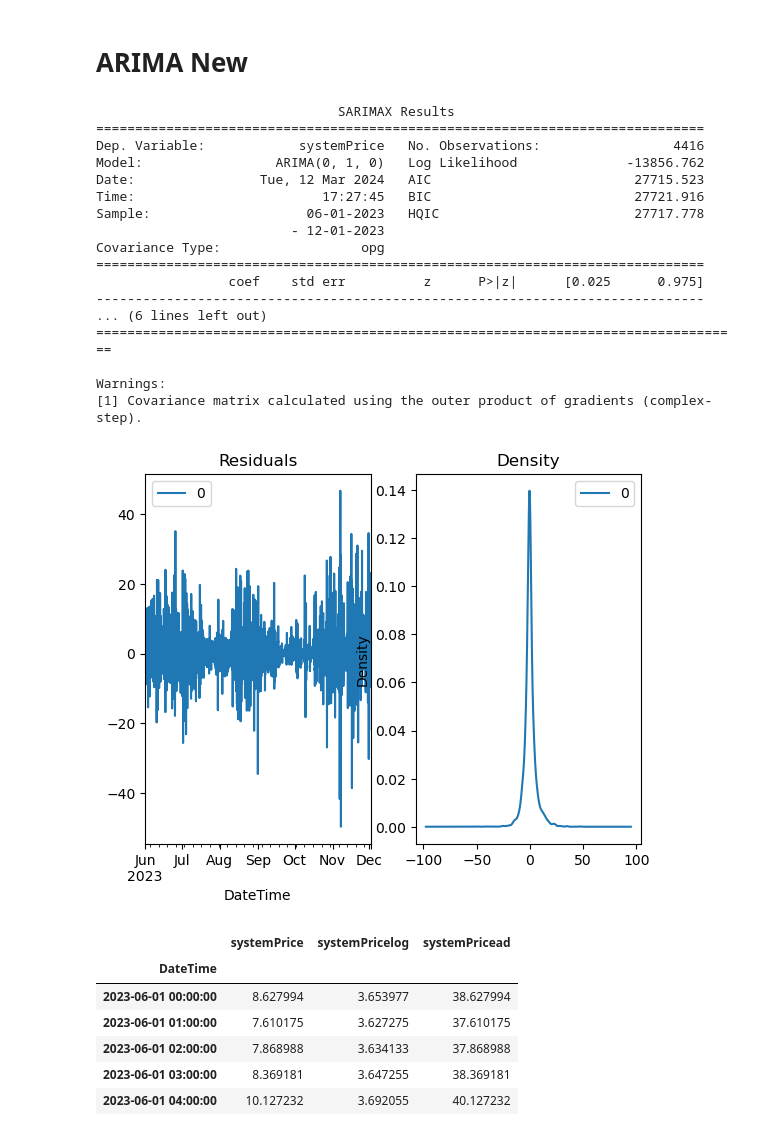
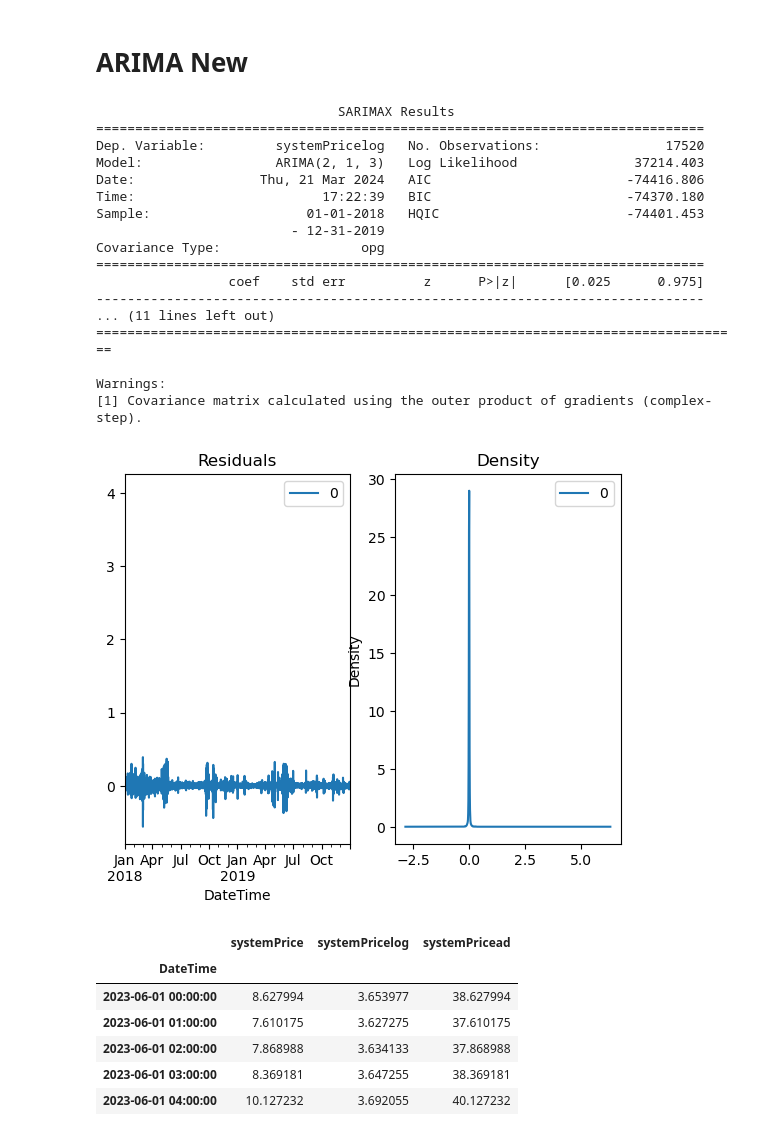
Before and after one commit to evenbakke/MasterThesis-, a Jupyter notebook: ARIMA_Mathias_working.ipynb, the cells around one changed output. Cells and saved outputs as stored; diff of their text form; code cells hidden in the pictures.

```diff
--- a/ARIMA_Mathias_working.ipynb
+++ b/ARIMA_Mathias_working.ipynb
@@ -326,46 +345,46 @@ from matplotlib import pyplot as plt
 
 
 # Choose the section of the dataframe that you want to model
-filtered_df = df["2023-6-01":"2023-12-01"]
+#filtered_df = df["2023-6-01":"2023-12-01"]
 
 # ARIMA Model parameters (p, d, q)
 # These should be chosen based on your prior analysis, ACF, PACF, and stationarity tests
-p = 0  # Replace with your chosen value
+p = 2  # Replace with your chosen value
 d = 1  # Replace with your chosen value, based on your earlier statement that no differencing is needed
-q = 0  # Replace with your chosen value
+q = 3  # Replace with your chosen value
 
 # Fit the ARIMA model
-model = ARIMA(filtered_df['systemPrice'], order=(p, d, q))
+model = ARIMA(filtered_df['systemPricelog'], order=(p, d, q))
 model_fit = model.fit()
 
 # Summary of the model
 print(model_fit.summary())
 
 # Plot residual errors
 residuals = pd.DataFrame(model_fit.resid)
 fig, ax = plt.subplots(1,2)
 residuals.plot(title="Residuals", ax=ax[0])
 residuals.plot(kind='kde', title='Density', ax=ax[1])
 plt.show()
 # %% [output]
                                SARIMAX Results
 ==============================================================================
-Dep. Variable:            systemPrice   No. Observations:                 4416
-Model:                 ARIMA(0, 1, 0)   Log Likelihood              -13856.762
-Date:                Tue, 12 Mar 2024   AIC                          27715.523
-Time:                        17:27:45   BIC                          27721.916
-Sample:                    06-01-2023   HQIC                         27717.778
-                         - 12-01-2023
+Dep. Variable:         systemPricelog   No. Observations:                17520
+Model:                 ARIMA(2, 1, 3)   Log Likelihood               37214.403
+Date:                Thu, 21 Mar 2024   AIC                         -74416.806
+Time:                        17:22:39   BIC                         -74370.180
+Sample:                    01-01-2018   HQIC                        -74401.453
+                         - 12-31-2019
 Covariance Type:                  opg
 ==============================================================================
                  coef    std err          z      P>|z|      [0.025      0.975]
 ------------------------------------------------------------------------------
-... (6 lines left out)
+... (11 lines left out)
 ===================================================================================
 
 Warnings:
 [1] Covariance matrix calculated using the outer product of gradients (complex-step).
-[figure, old version]
+[figure, new version]
 # %%
 filtered_dfArima
 # %% [output]
```
Also changed, not shown: parts of 8 cells of this notebook, 10 other files.
